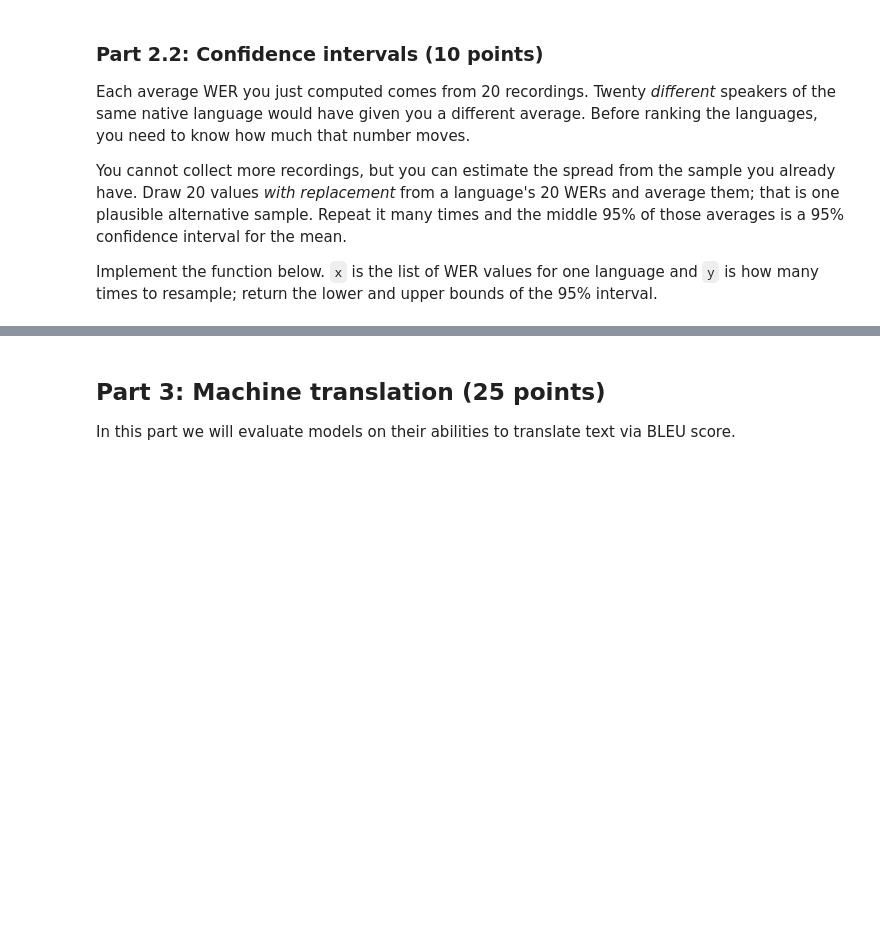
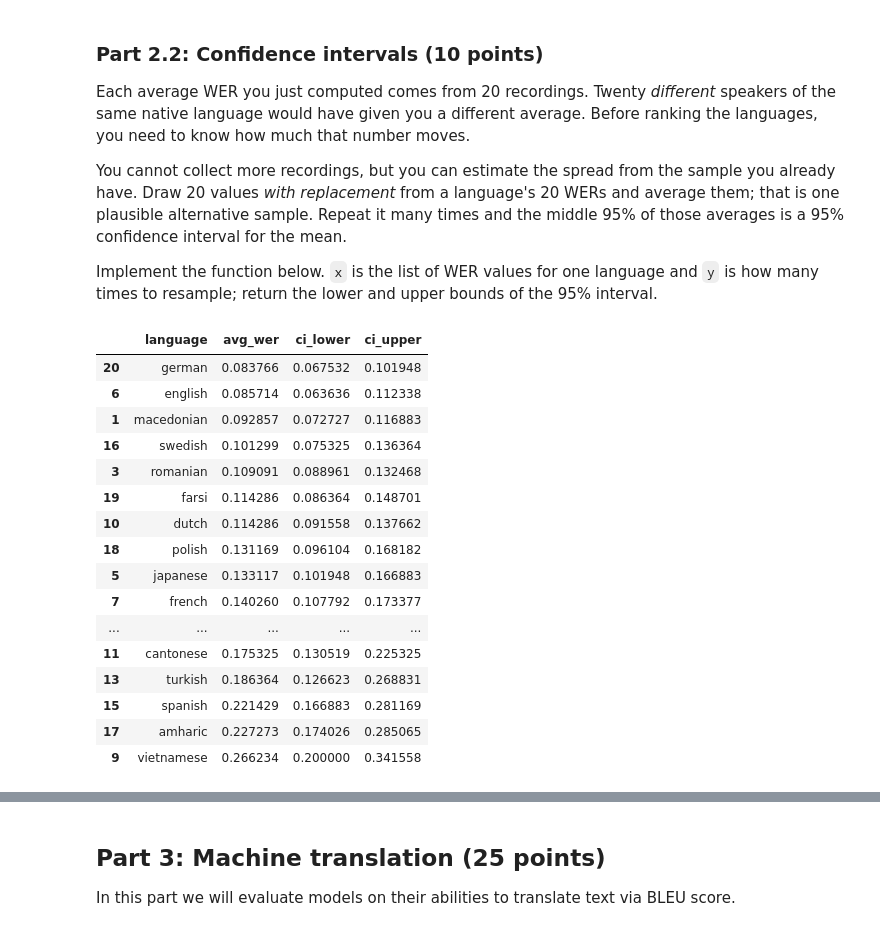
Before and after one commit to sgslay/sgslay, a Jupyter notebook: HW1.ipynb, the cells around one changed output, grey strips where cells are left out. Cells and saved outputs as stored; diff of their text form; code cells hidden in the pictures; blank space fills up the shorter version.

```diff
--- a/HW1.ipynb
+++ b/HW1.ipynb
@@ -674,17 +718,52 @@ Implement the function below. `x` is the list of WER values for one language and
 `y` is how many times to resample; return the lower and upper bounds of the 95%
 interval.
 # %%
+import random
+
 def part2_2_ci(x: list[float], y: int = 10000) -> tuple[float, float]:
-    # TODO: Implement this function.
-    pass
+    n = len(x)
+    boot_means = []
+    for _ in range(y):
+        sample = [random.choice(x) for _ in range(n)]
+        boot_means.append(sum(sample) / n)
+    boot_means.sort()
+    lower = boot_means[int(0.025 * y)]
+    upper = boot_means[int(0.975 * y)]
+    return (lower, upper)
 
 language_wer_cis = dict()
 for language, wers in language_wers.items():
     language_wer_cis[language] = part2_2_ci(wers)
 
 save_results(language_wer_cis, "results/language_wer_cis.json")
 
+ci_table = pd.DataFrame(
+    [(lang, sum(language_wers[lang]) / len(language_wers[lang]),
+      language_wer_cis[lang][0], language_wer_cis[lang][1])
+     for lang in language_wer_cis],
+    columns=["language", "avg_wer", "ci_lower", "ci_upper"]
+).sort_values("avg_wer")
+ci_table
+
 # TODO: Scratch space for adding the intervals to your Part 2.1 table.
+# %% [output]
+|  | language | avg_wer | ci_lower | ci_upper |
+| 20 | german | 0.083766 | 0.067532 | 0.101948 |
+| 6 | english | 0.085714 | 0.063636 | 0.112338 |
+| 1 | macedonian | 0.092857 | 0.072727 | 0.116883 |
+| 16 | swedish | 0.101299 | 0.075325 | 0.136364 |
+| 3 | romanian | 0.109091 | 0.088961 | 0.132468 |
+| 19 | farsi | 0.114286 | 0.086364 | 0.148701 |
+| 10 | dutch | 0.114286 | 0.091558 | 0.137662 |
+| 18 | polish | 0.131169 | 0.096104 | 0.168182 |
+| 5 | japanese | 0.133117 | 0.101948 | 0.166883 |
+| 7 | french | 0.140260 | 0.107792 | 0.173377 |
+| ... | ... | ... | ... | ... |
+| 11 | cantonese | 0.175325 | 0.130519 | 0.225325 |
+| 13 | turkish | 0.186364 | 0.126623 | 0.268831 |
+| 15 | spanish | 0.221429 | 0.166883 | 0.281169 |
+| 17 | amharic | 0.227273 | 0.174026 | 0.285065 |
+| 9 | vietnamese | 0.266234 | 0.200000 | 0.341558 |
 # %% [markdown]
 ★ Extend your table from Part 2.1 with each language's confidence interval.
 
```
Also changed, not shown: parts of 6 cells of this notebook.
